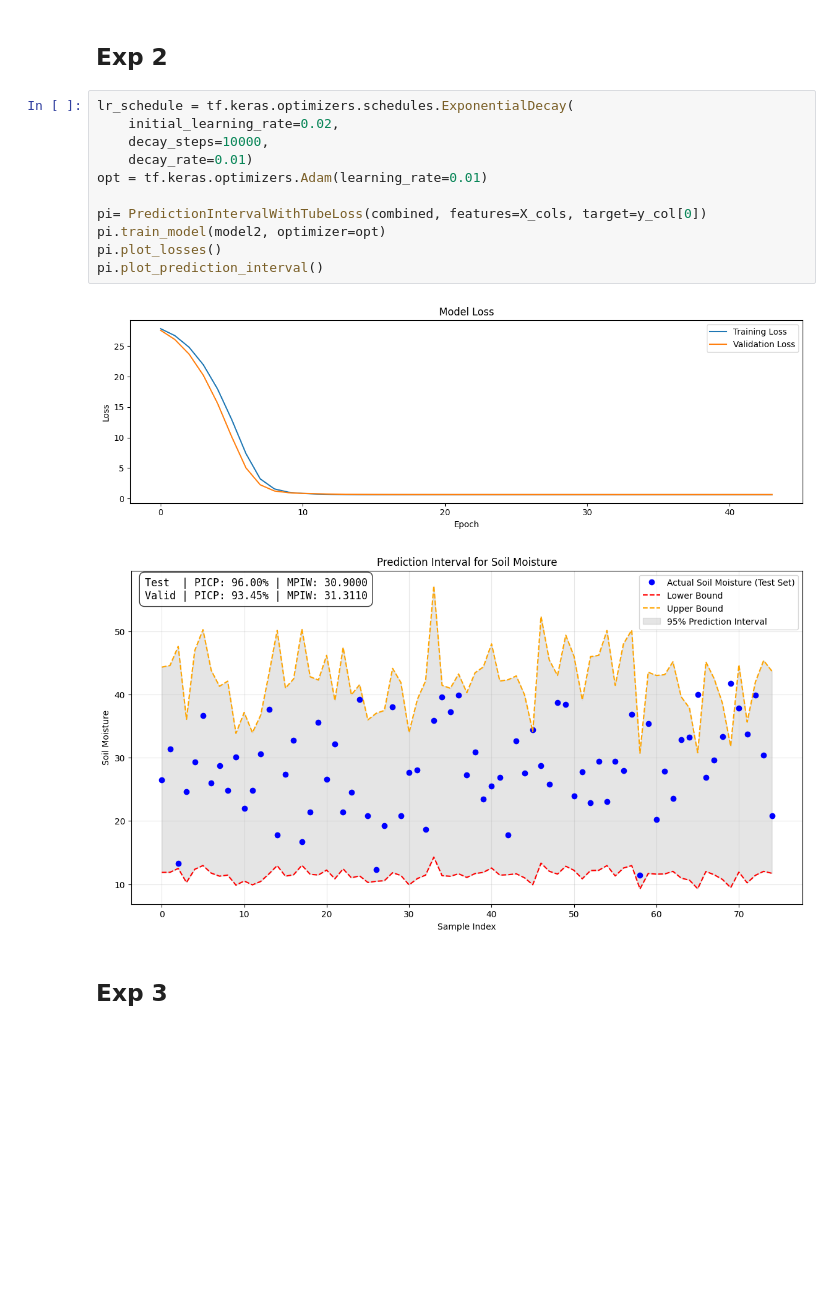
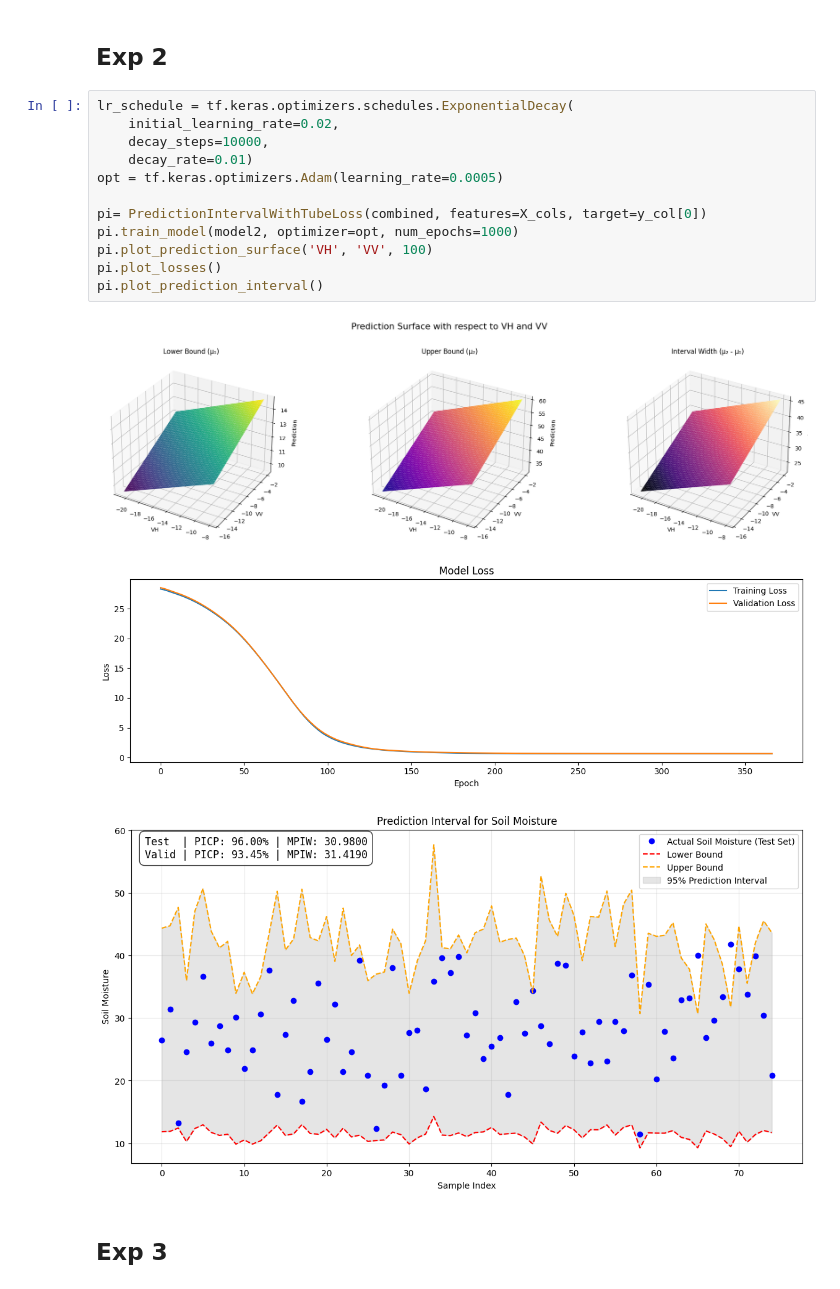
Before and after one commit to kshipra-jadav/major-2-experiments, a Jupyter notebook: code/tubeloss.ipynb, the cells around one changed output. Cells and saved outputs as stored; diff of their text form; blank space fills up the shorter version.

```diff
--- a/code/tubeloss.ipynb
+++ b/code/tubeloss.ipynb
@@ -90,17 +251,19 @@ pi.plot_prediction_interval()
 # %%
 lr_schedule = tf.keras.optimizers.schedules.ExponentialDecay(
     initial_learning_rate=0.02,
     decay_steps=10000,
     decay_rate=0.01)
-opt = tf.keras.optimizers.Adam(learning_rate=0.01)
+opt = tf.keras.optimizers.Adam(learning_rate=0.0005)
 
 pi= PredictionIntervalWithTubeLoss(combined, features=X_cols, target=y_col[0])
-pi.train_model(model2, optimizer=opt)
+pi.train_model(model2, optimizer=opt, num_epochs=1000)
+pi.plot_prediction_surface('VH', 'VV', 100)
 pi.plot_losses()
 pi.plot_prediction_interval()
 # %% [output]
-[figure, old version]
+[figure, new version]
-[figure, old version]
+[figure, new version]
+[figure, added]
 # %% [markdown]
 ## Exp 3
 # %%
```
Also changed, not shown: parts of 10 cells of this notebook, 3 other files.
